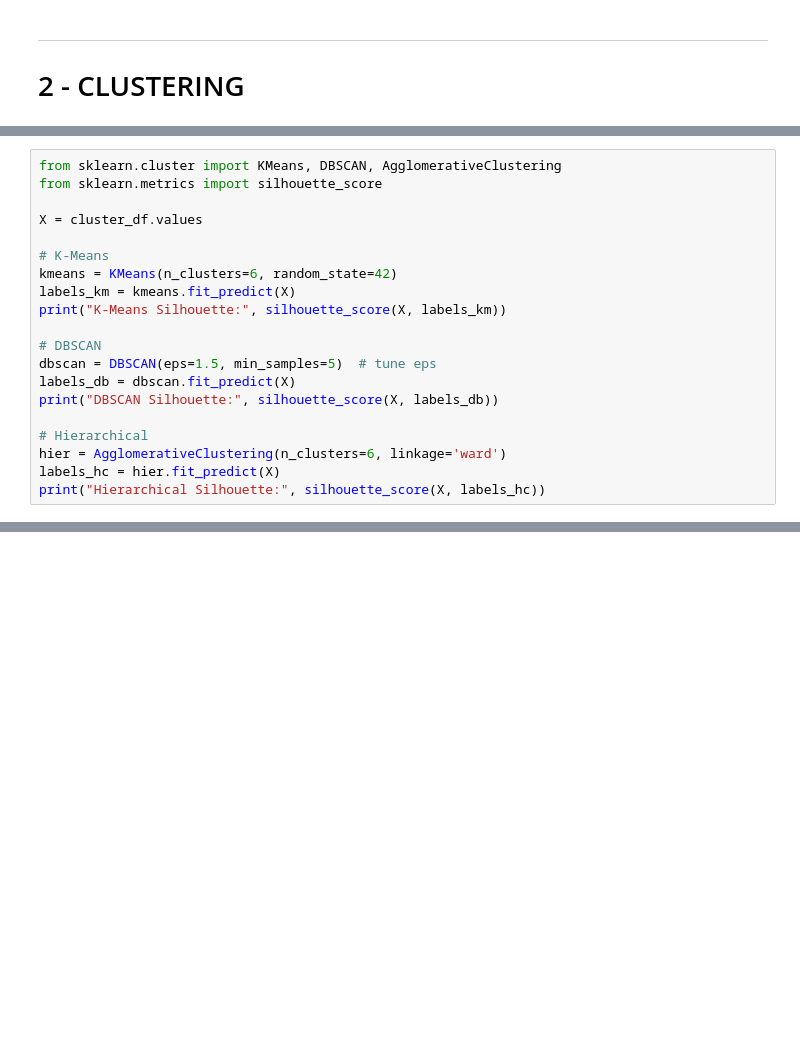
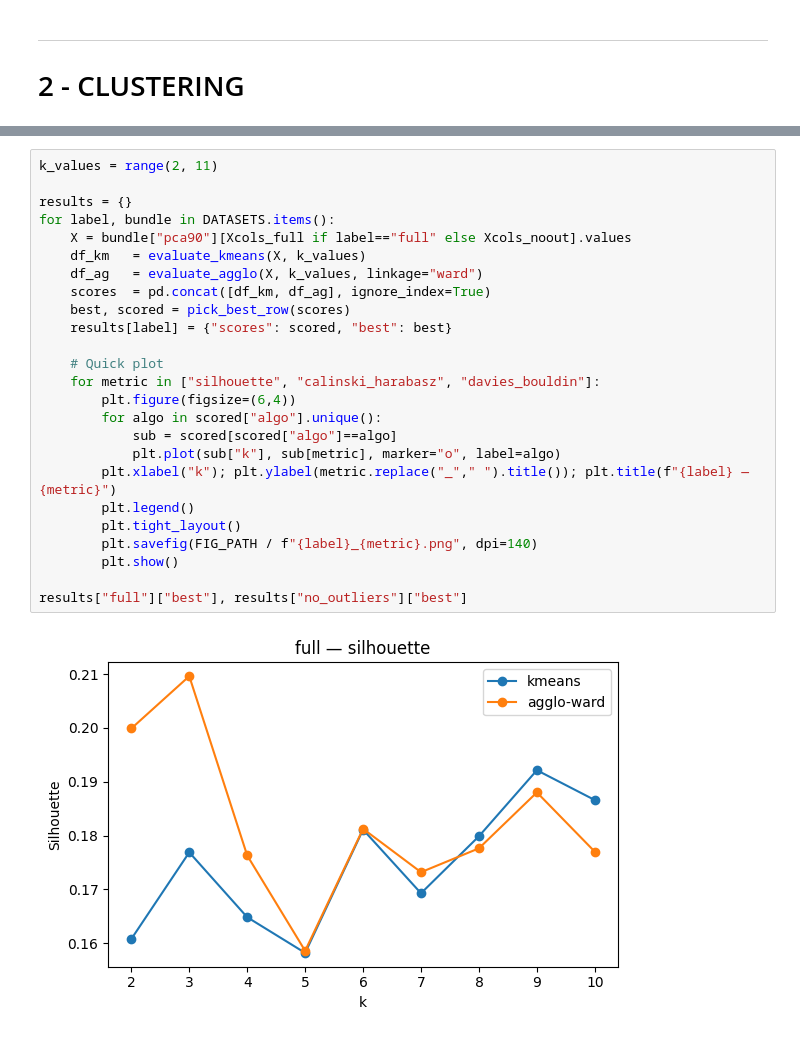
Before and after one commit to enricovaccari/Mapping_The_Italian_Climate_Mindscape, a Jupyter notebook: notebooks/04_clustering.ipynb, the cells around one changed output, grey strips where cells are left out. Saved outputs shown, nothing was run; the diff lists cells and outputs as text; blank space fills up the shorter version.

Commit message:
Clustering progress

```diff
--- a/notebooks/04_clustering.ipynb
+++ b/notebooks/04_clustering.ipynb
@@ -373,20 +171,0 @@ Explained variance ratio: 0.4057813316205919
-# %%
-from sklearn.cluster import KMeans, DBSCAN, AgglomerativeClustering
-from sklearn.metrics import silhouette_score
-
-X = cluster_df.values
-
-# K-Means
-kmeans = KMeans(n_clusters=6, random_state=42)
-labels_km = kmeans.fit_predict(X)
-print("K-Means Silhouette:", silhouette_score(X, labels_km))
-
-# DBSCAN
-dbscan = DBSCAN(eps=1.5, min_samples=5)  # tune eps
-labels_db = dbscan.fit_predict(X)
-print("DBSCAN Silhouette:", silhouette_score(X, labels_db))
-
-# Hierarchical
-hier = AgglomerativeClustering(n_clusters=6, linkage='ward')
-labels_hc = hier.fit_predict(X)
-print("Hierarchical Silhouette:", silhouette_score(X, labels_hc))
@@ -536,0 +502,27 @@ plt.show()
+# %%
+k_values = range(2, 11)
+
+results = {}
+for label, bundle in DATASETS.items():
+    X = bundle["pca90"][Xcols_full if label=="full" else Xcols_noout].values
+    df_km   = evaluate_kmeans(X, k_values)
+    df_ag   = evaluate_agglo(X, k_values, linkage="ward")
+    scores  = pd.concat([df_km, df_ag], ignore_index=True)
+    best, scored = pick_best_row(scores)
+    results[label] = {"scores": scored, "best": best}
+
+    # Quick plot
+    for metric in ["silhouette", "calinski_harabasz", "davies_bouldin"]:
+        plt.figure(figsize=(6,4))
+        for algo in scored["algo"].unique():
+            sub = scored[scored["algo"]==algo]
+            plt.plot(sub["k"], sub[metric], marker="o", label=algo)
+        plt.xlabel("k"); plt.ylabel(metric.replace("_"," ").title()); plt.title(f"{label} — {metric}")
+        plt.legend()
+        plt.tight_layout()
+        plt.savefig(FIG_PATH / f"{label}_{metric}.png", dpi=140)
+        plt.show()
+
+results["full"]["best"], results["no_outliers"]["best"]
+# %% [output]
+[figure, added]
```
Also changed, not shown: parts of 50 cells of this notebook, 18 other files.
